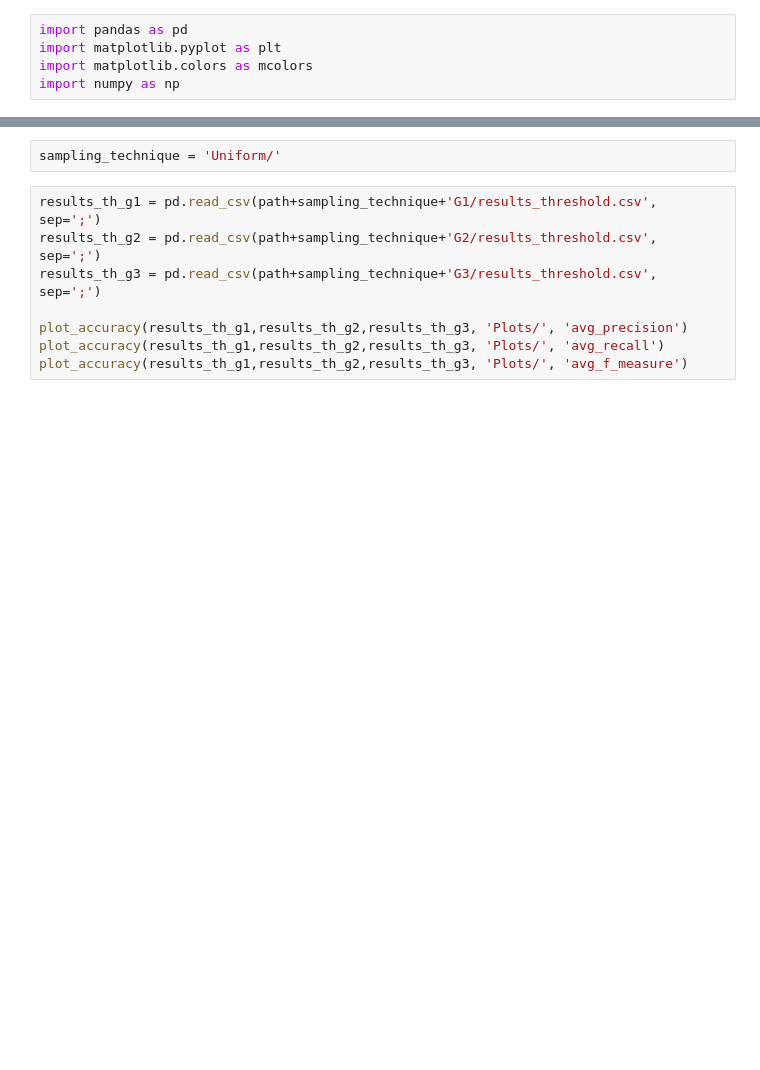
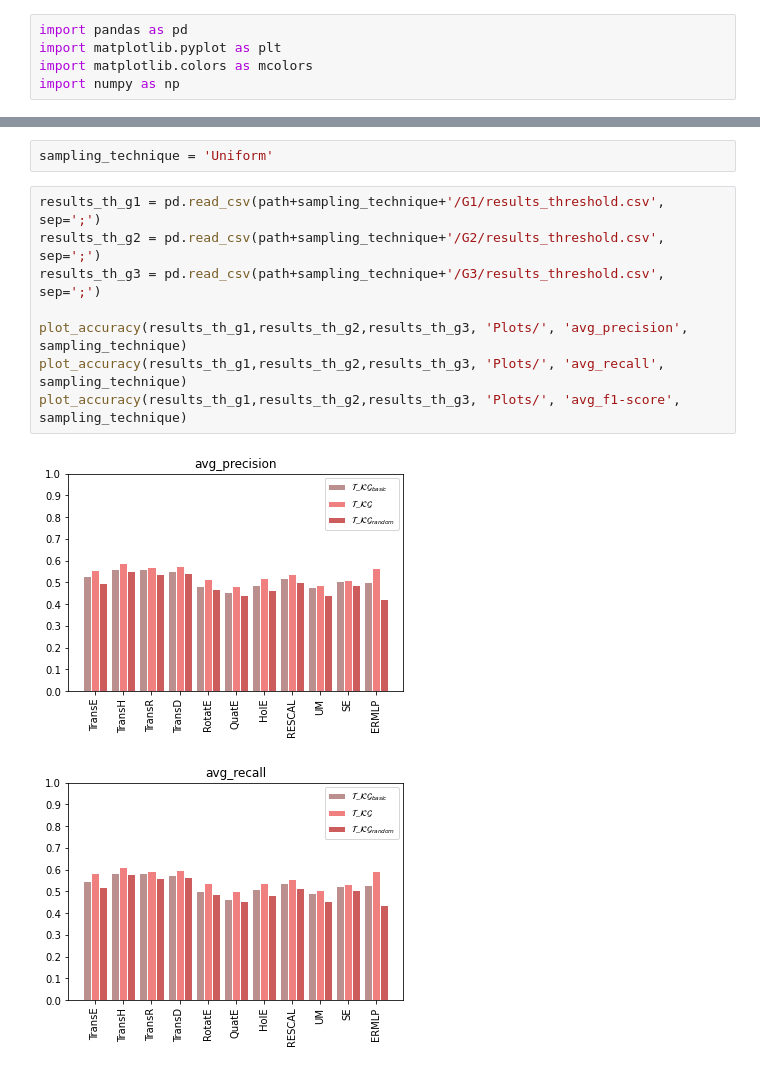
Before and after one commit to arivasm/Neuro-Symbolic_Treatment-Response, a Jupyter notebook: Embeddings/Evaluation_Integrated_SymbolicSubsymbolic_System.ipynb, the cells around one changed output, grey strips where cells are left out. Saved outputs shown, nothing was run; the diff lists cells and outputs as text; blank space fills up the shorter version.

```diff
--- a/Embeddings/Evaluation_Integrated_SymbolicSubsymbolic_System.ipynb
+++ b/Embeddings/Evaluation_Integrated_SymbolicSubsymbolic_System.ipynb
@@ -52,10 +56,13 @@ plot_accuracy(results_th_g1,results_th_g2,results_th_g3, 'Plots/', 'avg_f_measur
-# %%
-sampling_technique = 'Uniform/'
+# %%
+sampling_technique = 'Uniform'
 # %%
-results_th_g1 = pd.read_csv(path+sampling_technique+'G1/results_threshold.csv', sep=';')
-results_th_g2 = pd.read_csv(path+sampling_technique+'G2/results_threshold.csv', sep=';')
-results_th_g3 = pd.read_csv(path+sampling_technique+'G3/results_threshold.csv', sep=';')
+results_th_g1 = pd.read_csv(path+sampling_technique+'/G1/results_threshold.csv', sep=';')
+results_th_g2 = pd.read_csv(path+sampling_technique+'/G2/results_threshold.csv', sep=';')
+results_th_g3 = pd.read_csv(path+sampling_technique+'/G3/results_threshold.csv', sep=';')
 
-plot_accuracy(results_th_g1,results_th_g2,results_th_g3, 'Plots/', 'avg_precision')
-plot_accuracy(results_th_g1,results_th_g2,results_th_g3, 'Plots/', 'avg_recall')
-plot_accuracy(results_th_g1,results_th_g2,results_th_g3, 'Plots/', 'avg_f_measure')
+plot_accuracy(results_th_g1,results_th_g2,results_th_g3, 'Plots/', 'avg_precision', sampling_technique)
+plot_accuracy(results_th_g1,results_th_g2,results_th_g3, 'Plots/', 'avg_recall', sampling_technique)
+plot_accuracy(results_th_g1,results_th_g2,results_th_g3, 'Plots/', 'avg_f1-score', sampling_technique)
+# %% [output]
+[figure, added]
+[figure, added]
```
Also changed, not shown: parts of 5 cells of this notebook, 17 other files.
